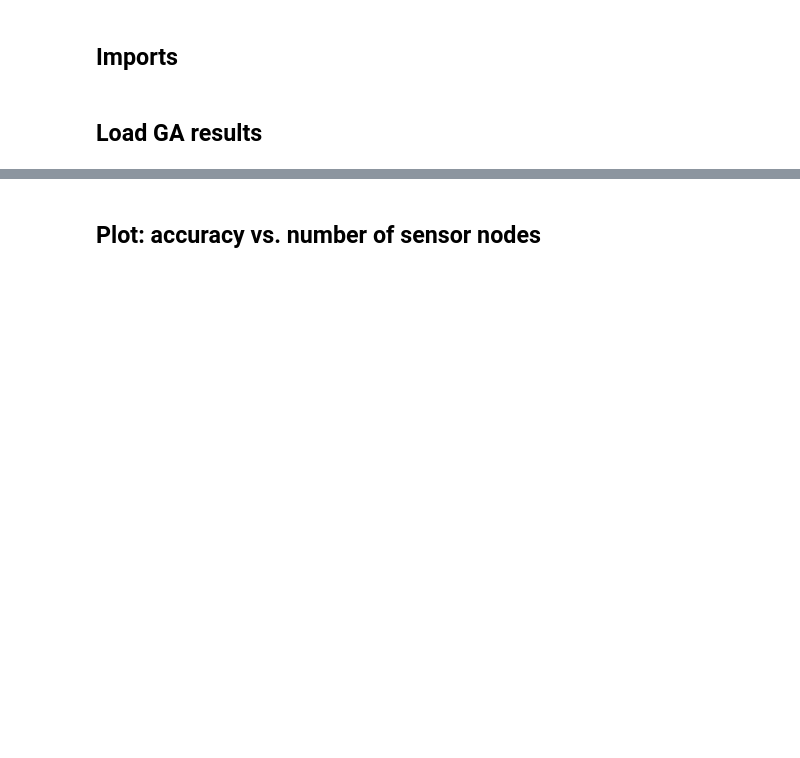
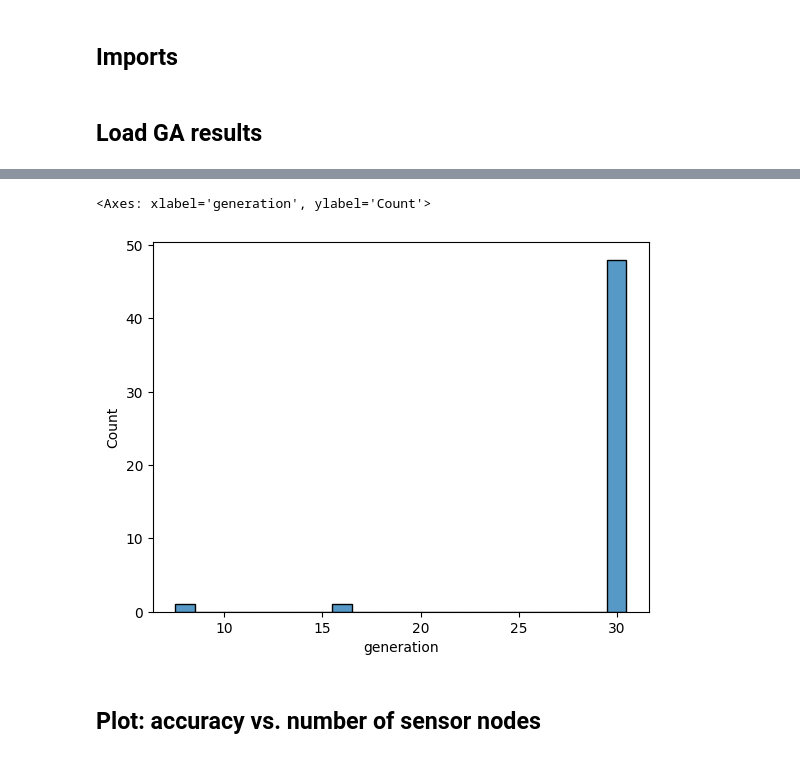
Before and after one commit to davidb2/boolean-threshold-network, a Jupyter notebook: notebooks/polished/fixed-targets-comparison.ipynb, the cells around one changed output, grey strips where cells are left out. Cells and saved outputs as stored; diff of their text form; code cells hidden in the pictures; blank space fills up the shorter version.

```diff
--- a/notebooks/polished/fixed-targets-comparison.ipynb
+++ b/notebooks/polished/fixed-targets-comparison.ipynb
@@ -60,3 +101,8 @@ N=50000: 48 network files, 240 rows
+# %%
+sns.histplot(final_df[(final_df.N == 5_000)&(final_df.max_num_features==4)&(final_df.generation < 100)].generation, discrete=True)
+# %% [output]
+<Axes: xlabel='generation', ylabel='Count'>
+[figure, added]
 # %% [markdown]
 ## Plot: accuracy vs. number of sensor nodes
 # %%
```
Also changed, not shown: parts of 11 cells of this notebook, 9 other files.
